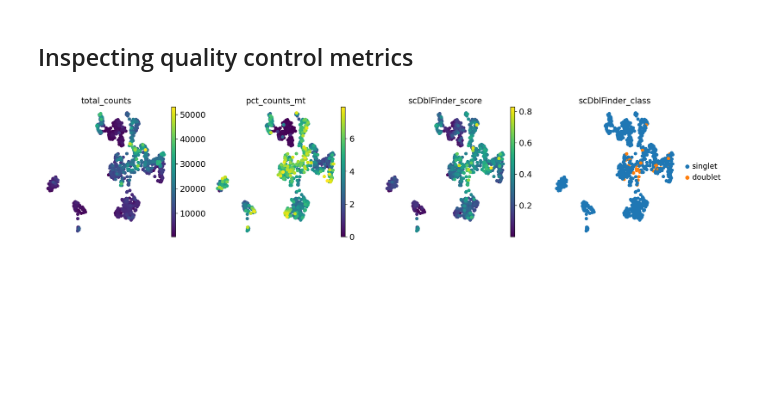
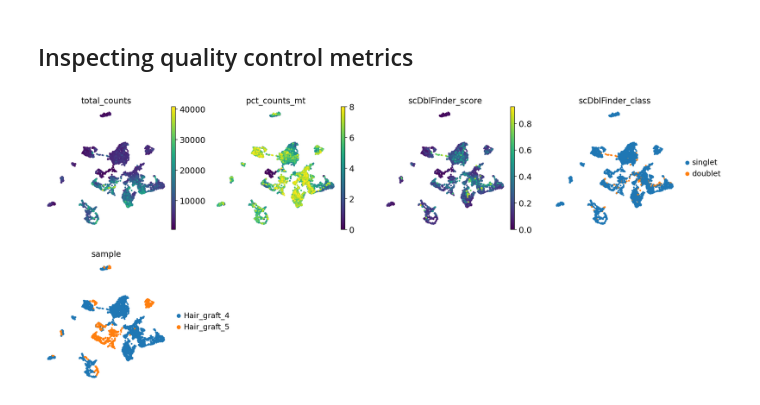
Before and after one commit to PhilipPeffer/scRNA-seq-analysis, a Jupyter notebook: preprocessing_visualization/dimensionality_reduction/dimensionality_reduction.ipynb, the cells around one changed output. Saved outputs shown, nothing was run; the diff lists cells and outputs as text; code cells hidden in the pictures; blank space fills up the shorter version.

Commit message:
re-run preprocessing & clustering w/ both samples

```diff
--- a/preprocessing_visualization/dimensionality_reduction/dimensionality_reduction.ipynb
+++ b/preprocessing_visualization/dimensionality_reduction/dimensionality_reduction.ipynb
@@ -53,10 +53,10 @@ sc.pl.umap(adata, color="total_counts")
 # %%
 sc.pl.umap(
     adata,
-    color=["total_counts", "pct_counts_mt", "scDblFinder_score", "scDblFinder_class"],
+    color=["total_counts", "pct_counts_mt", "scDblFinder_score", "scDblFinder_class", "sample"],
 )
 # %% [output]
-[figure, old version]
+[figure, new version]
 # %%
 # save the dataset to file
 anndata.settings.allow_write_nullable_strings = True
```
Also changed, not shown: parts of 4 cells of this notebook, 9 other files.
